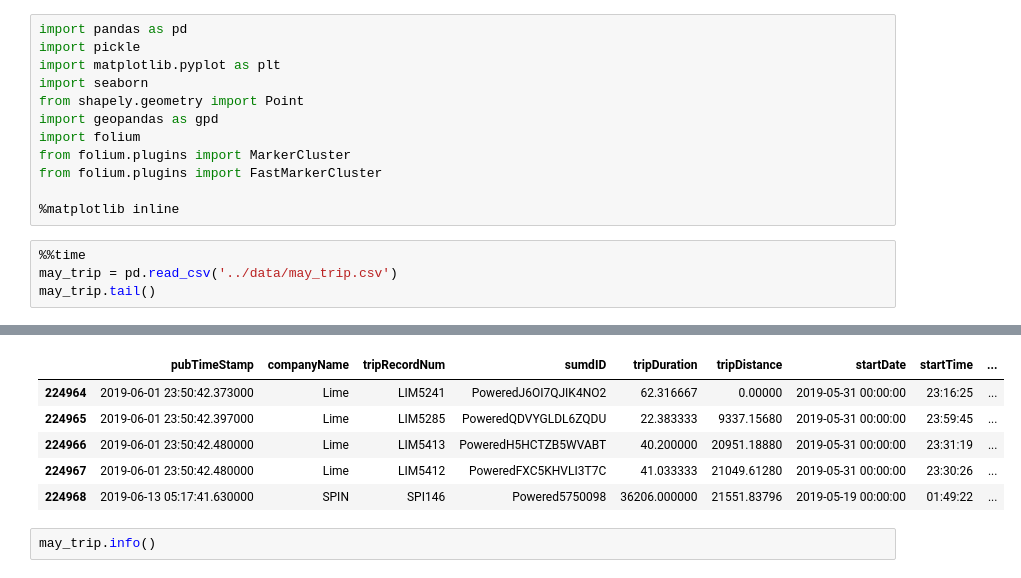
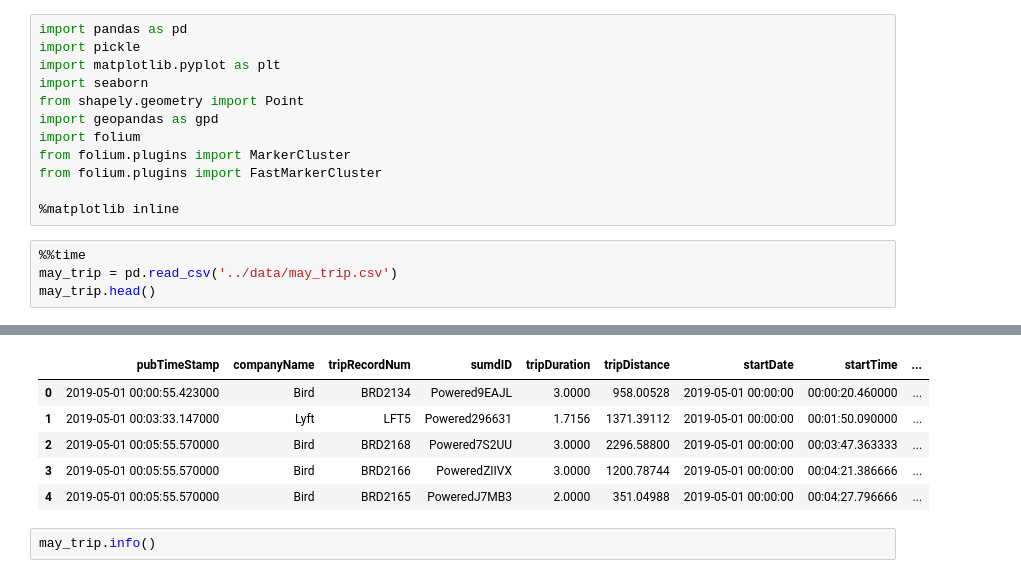
Before and after one commit to Rhunsilval/nashville_scooters_python, a Jupyter notebook: notebooks/6_trip_data.ipynb, the cells around one changed output, grey strips where cells are left out. Drawn from its saved outputs; the diff is of its cells as text.

```diff
--- a/notebooks/6_trip_data.ipynb
+++ b/notebooks/6_trip_data.ipynb
@@ -13,5 +13,5 @@ from folium.plugins import FastMarkerCluster
 # %%
 %%time
 may_trip = pd.read_csv('../data/may_trip.csv')
-may_trip.tail()
+may_trip.head()
 # %% [output]
@@ -19,9 +19,9 @@ Wall time: 3.76 s
 |  | pubTimeStamp | companyName | tripRecordNum | sumdID | tripDuration | tripDistance | startDate | startTime | ... |
-| 224964 | 2019-06-01 23:50:42.373000 | Lime | LIM5241 | PoweredJ6OI7QJIK4NO2 | 62.316667 | 0.00000 | 2019-05-31 00:00:00 | 23:16:25 | ... |
-| 224965 | 2019-06-01 23:50:42.397000 | Lime | LIM5285 | PoweredQDVYGLDL6ZQDU | 22.383333 | 9337.15680 | 2019-05-31 00:00:00 | 23:59:45 | ... |
-| 224966 | 2019-06-01 23:50:42.480000 | Lime | LIM5413 | PoweredH5HCTZB5WVABT | 40.200000 | 20951.18880 | 2019-05-31 00:00:00 | 23:31:19 | ... |
-| 224967 | 2019-06-01 23:50:42.480000 | Lime | LIM5412 | PoweredFXC5KHVLI3T7C | 41.033333 | 21049.61280 | 2019-05-31 00:00:00 | 23:30:26 | ... |
-| 224968 | 2019-06-13 05:17:41.630000 | SPIN | SPI146 | Powered5750098 | 36206.000000 | 21551.83796 | 2019-05-19 00:00:00 | 01:49:22 | ... |
+| 0 | 2019-05-01 00:00:55.423000 | Bird | BRD2134 | Powered9EAJL | 3.0000 | 958.00528 | 2019-05-01 00:00:00 | 00:00:20.460000 | ... |
+| 1 | 2019-05-01 00:03:33.147000 | Lyft | LFT5 | Powered296631 | 1.7156 | 1371.39112 | 2019-05-01 00:00:00 | 00:01:50.090000 | ... |
+| 2 | 2019-05-01 00:05:55.570000 | Bird | BRD2168 | Powered7S2UU | 3.0000 | 2296.58800 | 2019-05-01 00:00:00 | 00:03:47.363333 | ... |
+| 3 | 2019-05-01 00:05:55.570000 | Bird | BRD2166 | PoweredZIIVX | 3.0000 | 1200.78744 | 2019-05-01 00:00:00 | 00:04:21.386666 | ... |
+| 4 | 2019-05-01 00:05:55.570000 | Bird | BRD2165 | PoweredJ7MB3 | 2.0000 | 351.04988 | 2019-05-01 00:00:00 | 00:04:27.796666 | ... |
 # %%
 may_trip.info()
 # %% [output]
```
Also changed, not shown: parts of 25 cells of this notebook.
